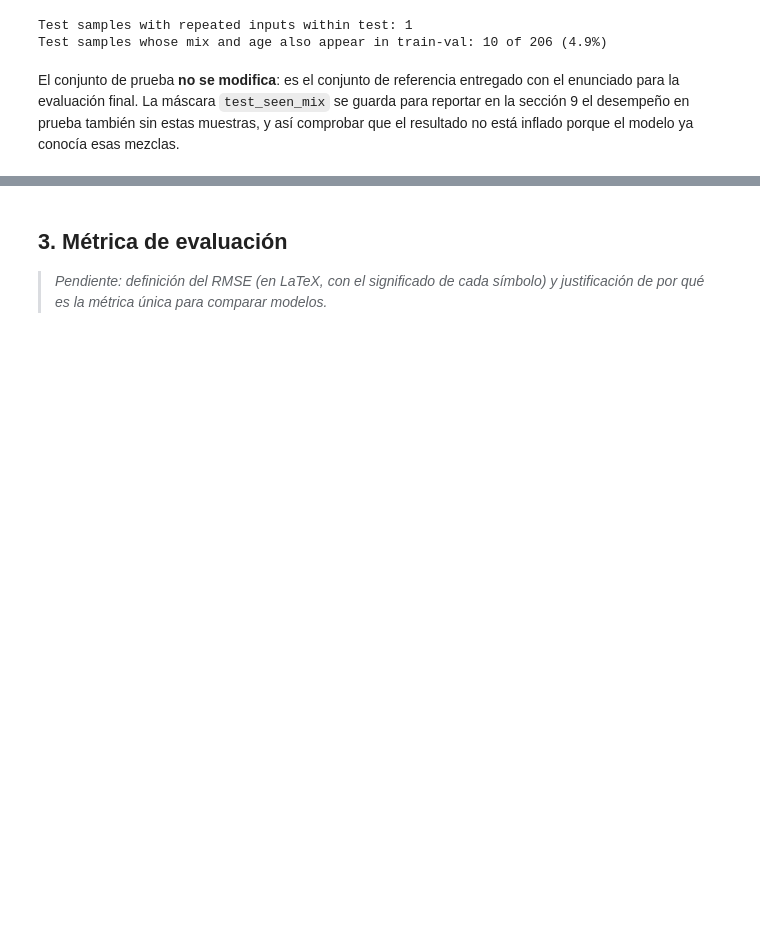
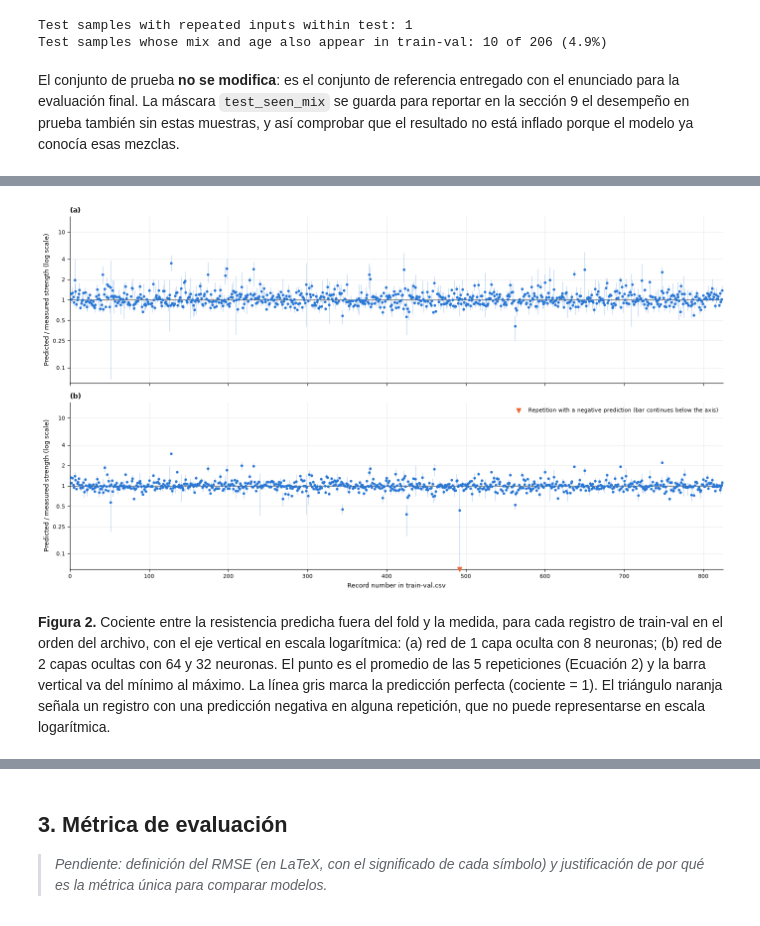
Before and after one commit to 25adiaz-apps/phd-civil-ualberta, a Jupyter notebook: machine-learning/assignment-4/question-1-concrete-strength.ipynb, the cells around one changed output, grey strips where cells are left out. Cells and saved outputs as stored; diff of their text form; code cells hidden in the pictures; blank space fills up the shorter version.

```diff
--- a/machine-learning/assignment-4/question-1-concrete-strength.ipynb
+++ b/machine-learning/assignment-4/question-1-concrete-strength.ipynb
@@ -279,3 +219,0 @@ En los ejemplos de la Tabla 7, una misma mezcla ensayada a la misma edad aparece
-# %%
-train_val_df = train_val_df.drop_duplicates(keep="first").reset_index(drop=True)
-print(f"train-val after removing exact duplicates: {len(train_val_df)} samples")
@@ -283,0 +220,4 @@ train-val after removing exact duplicates: 805 samples
+# %%
+# Keep the first appearance of each record; the record numbers of the removed copies are skipped
+train_val_df = train_val_df.drop_duplicates(keep="first")
+print(f"train-val after removing exact duplicates: {len(train_val_df)} records")
@@ -333,0 +413,45 @@ El conjunto de prueba **no se modifica**: es el conjunto de referencia entregado
+# %%
+# Predicted / measured ratio of every record in every repetition
+oof_ratios = {name: predictions.div(y_diag, axis=0) for name, predictions in oof_predictions.items()}
+
+# Logarithmic axis, symmetric around 1 so that a ratio q and its inverse 1/q are equally far from 1
+positive_ratios = pd.concat(oof_ratios.values(), axis=1).to_numpy()
+positive_ratios = positive_ratios[positive_ratios > 0]
+y_limit = 1.15 * np.exp(np.abs(np.log(positive_ratios)).max())
+RATIO_TICKS = [0.1, 0.25, 0.5, 1, 2, 4, 10]
+
+fig, axes = plt.subplots(2, 1, figsize=(14, 8), sharex=True, sharey=True)
+for ax, panel, ratio in zip(axes, ["(a)", "(b)"], oof_ratios.values()):
+    # Vertical bar: range of the 5 repetitions; dot: mean ratio (Equation 2).
+    # A negative prediction cannot be drawn on a log axis: its bar goes down to the bottom edge.
+    lower = ratio.min(axis=1).where(ratio.min(axis=1) > 0, 1 / y_limit)
+    ax.vlines(ratio.index, lower, ratio.max(axis=1), color=COLOR_TRAIN, alpha=0.35, linewidth=0.8)
+    ax.scatter(ratio.index, ratio.mean(axis=1), s=8, color=COLOR_TRAIN, zorder=3)
+    negative = ratio.index[ratio.min(axis=1) <= 0]
+    if len(negative) > 0:
+        ax.scatter(negative, np.full(len(negative), 1 / y_limit), marker="v", s=40,
+                   color=COLOR_TEST, zorder=4, clip_on=False,
+                   label="Repetition with a negative prediction (bar continues below the axis)")
+        ax.legend(loc="upper right")
+    ax.axhline(1, color=COLOR_MUTED, linewidth=1)
+    ax.set_yscale("log")
+    ax.set_ylim(1 / y_limit, y_limit)
+    ax.set_yticks([t for t in RATIO_TICKS if 1 / y_limit <= t <= y_limit])
+    ax.set_yticklabels([f"{t:g}" for t in RATIO_TICKS if 1 / y_limit <= t <= y_limit])
+    ax.minorticks_off()
+    ax.set_ylabel("Predicted / measured strength (log scale)")
+    ax.set_title(panel, loc="left", fontweight="bold")
+axes[-1].set_xlabel("Record number in train-val.csv")
+axes[-1].set_xlim(0, train_val_df.index.max() + 1)
+fig.tight_layout()
+show_figure(fig, 2,
+            "Cociente entre la resistencia predicha fuera del fold y la medida, para cada registro de "
+            "train-val en el orden del archivo, con el eje vertical en escala logarítmica: (a) red de 1 "
+            "capa oculta con 8 neuronas; (b) red de 2 capas ocultas con 64 y 32 neuronas. El punto es el "
+            "promedio de las 5 repeticiones (Ecuación 2) y la barra vertical va del mínimo al máximo. La "
+            "línea gris marca la predicción perfecta (cociente = 1). El triángulo naranja señala un "
+            "registro con una predicción negativa en alguna repetición, que no puede representarse en "
+            "escala logarítmica.")
+# %% [output]
+[figure, added]
+**Figura 2.** Cociente entre la resistencia predicha fuera del fold y la medida, para cada registro de train-val en el orden del archivo, con el eje vertical en escala logarítmica: (a) red de 1 capa oculta con 8 neuronas; (b) red de 2 capas ocultas con 64 y 32 neuronas. El punto es el promedio de las 5 repeticiones (Ecuación 2) y la barra vertical va del mínimo al máximo. La línea gris marca la predicción perfecta (cociente = 1). El triángulo naranja señala un registro con una predicción negativa en alguna repetición, que no puede representarse en escala logarítmica.
```
Also changed, not shown: parts of 49 cells of this notebook.
